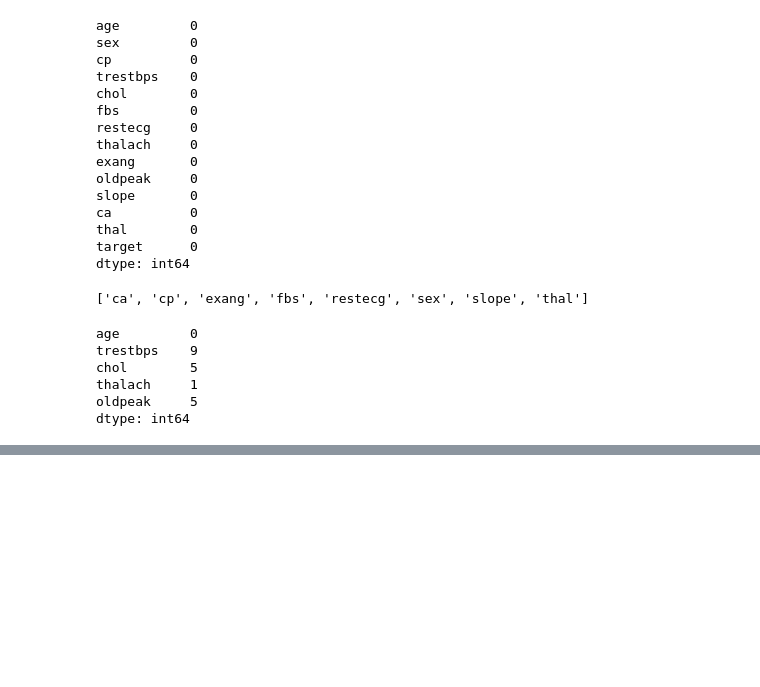
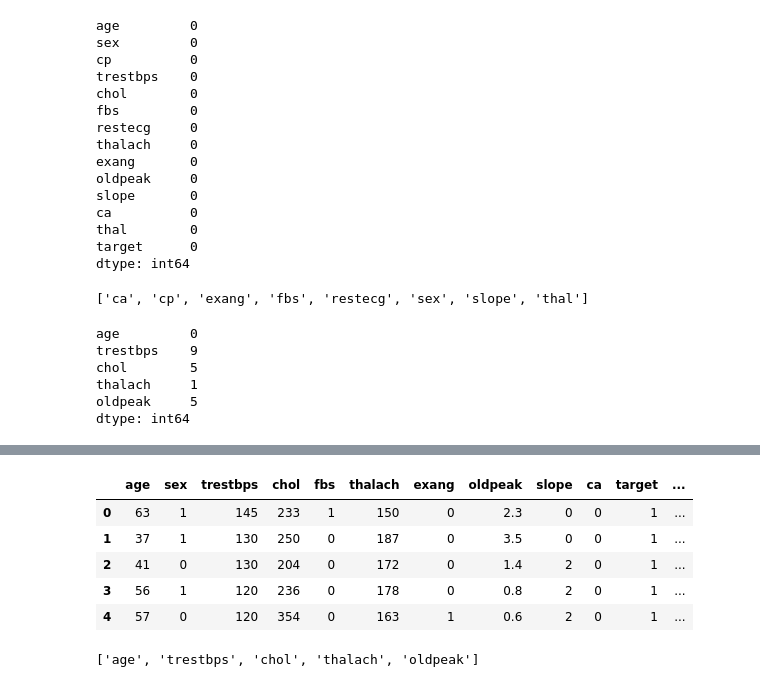
Before and after one commit to space0032/Tutudude_DataScience, a Jupyter notebook: Assingment 7/Cardic.ipynb, the cells around one changed output, grey strips where cells are left out. Saved outputs shown, nothing was run; the diff lists cells and outputs as text; code cells hidden in the pictures; blank space fills up the shorter version.

```diff
--- a/Assingment 7/Cardic.ipynb
+++ b/Assingment 7/Cardic.ipynb
@@ -292,3 +292,13 @@ chol        5
 thalach     1
 oldpeak     5
 dtype: int64
+# %%
+# Implementing one-hot encoding on the specified categorical features
+df_encoded = pd.get_dummies(df, columns=['cp', 'restecg', 'thal'], drop_first=True)
+
+# Convert the rest of the categorical variables that don't need one-hot encoding to integer data type
+features_to_convert = ['sex', 'fbs', 'exang', 'slope', 'ca', 'target']
+for feature in features_to_convert:
+    df_encoded[feature] = df_encoded[feature].astype(int)
+
+df_encoded.dtypes
@@ -294,0 +326,22 @@ dtype: int64
+# %%
+df_encoded.head()
+# %% [output]
+|  | age | sex | trestbps | chol | fbs | thalach | exang | oldpeak | slope | ca | target | ... |
+| 0 | 63 | 1 | 145 | 233 | 1 | 150 | 0 | 2.3 | 0 | 0 | 1 | ... |
+| 1 | 37 | 1 | 130 | 250 | 0 | 187 | 0 | 3.5 | 0 | 0 | 1 | ... |
+| 2 | 41 | 0 | 130 | 204 | 0 | 172 | 0 | 1.4 | 2 | 0 | 1 | ... |
+| 3 | 56 | 1 | 120 | 236 | 0 | 178 | 0 | 0.8 | 2 | 0 | 1 | ... |
+| 4 | 57 | 0 | 120 | 354 | 0 | 163 | 1 | 0.6 | 2 | 0 | 1 | ... |
+# %%
+# Define the features (X) and the output labels (y)
+X = df_encoded.drop('target', axis=1)
+y = df_encoded['target']
+
+# Splitting data into train and test sets
+X_train, X_test, y_train, y_test = train_test_split(X, y, test_size=0.2, random_state=0, stratify=y)
+
+X_train.shape, X_test.shape
+
+continuous_features
+# %% [output]
+['age', 'trestbps', 'chol', 'thalach', 'oldpeak']
```
Also changed, not shown: parts of 4 cells of this notebook, 2 other files.
